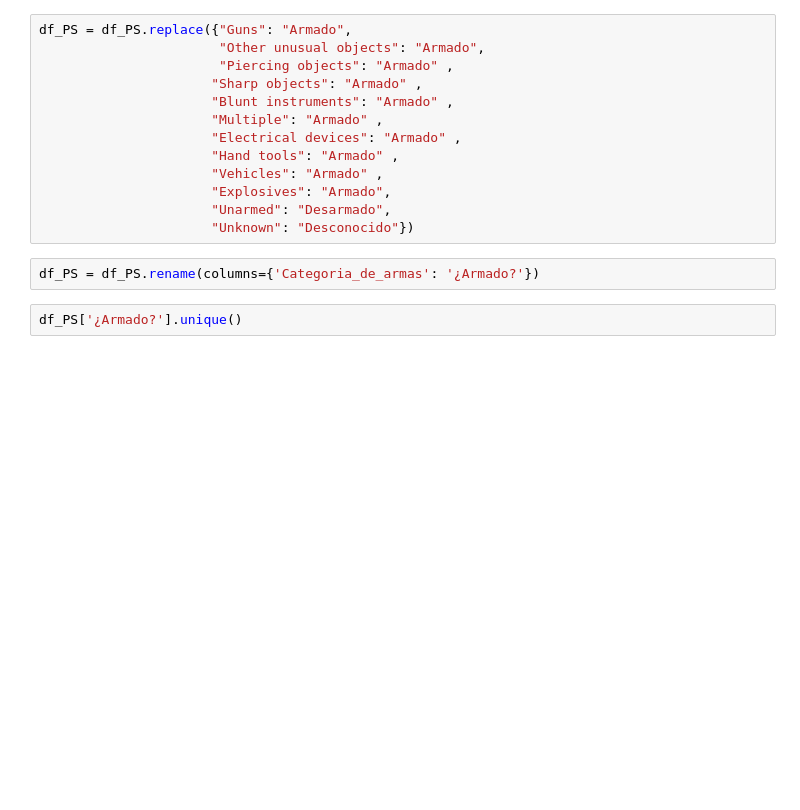
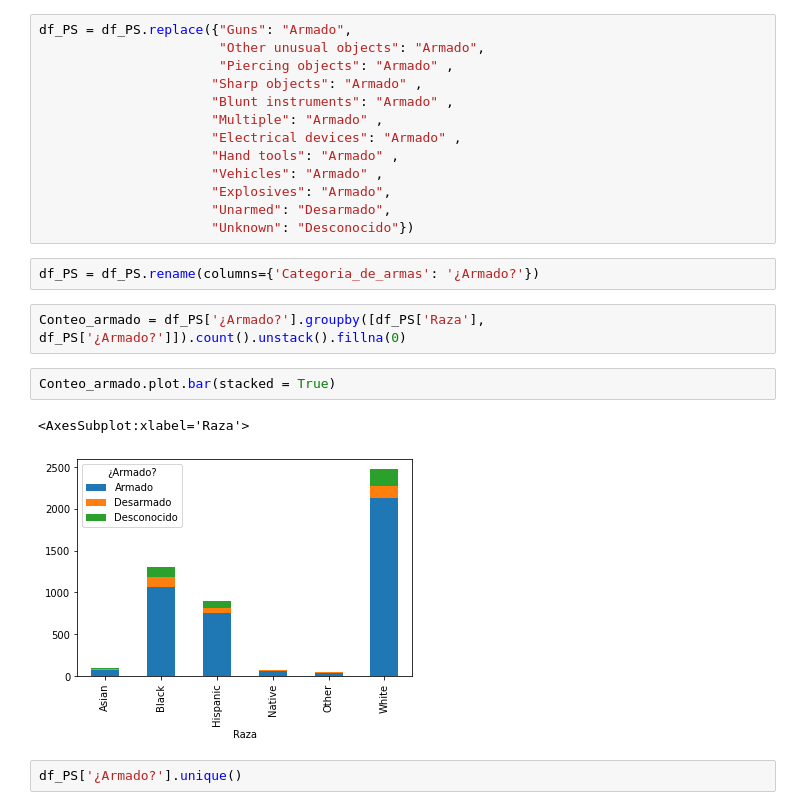
Before and after one commit to EmmanuelGalvan/MineriaDatos, a Jupyter notebook: Archivos/PIA/Visualizacion_Equipo9.ipynb, the cells around one changed output. Saved outputs shown, nothing was run; the diff lists cells and outputs as text; blank space fills up the shorter version.

```diff
--- a/Archivos/PIA/Visualizacion_Equipo9.ipynb
+++ b/Archivos/PIA/Visualizacion_Equipo9.ipynb
@@ -61,6 +61,13 @@ df_PS = df_PS.replace({"Guns": "Armado",
                       "Unknown": "Desconocido"})
 # %%
 df_PS = df_PS.rename(columns={'Categoria_de_armas': '¿Armado?'})
+# %%
+Conteo_armado = df_PS['¿Armado?'].groupby([df_PS['Raza'], df_PS['¿Armado?']]).count().unstack().fillna(0)
+# %%
+Conteo_armado.plot.bar(stacked = True)
+# %% [output]
+<AxesSubplot:xlabel='Raza'>
+[figure, added]
 # %%
 df_PS['¿Armado?'].unique()
 # %% [output]
```
Also changed, not shown: 2 other files.
